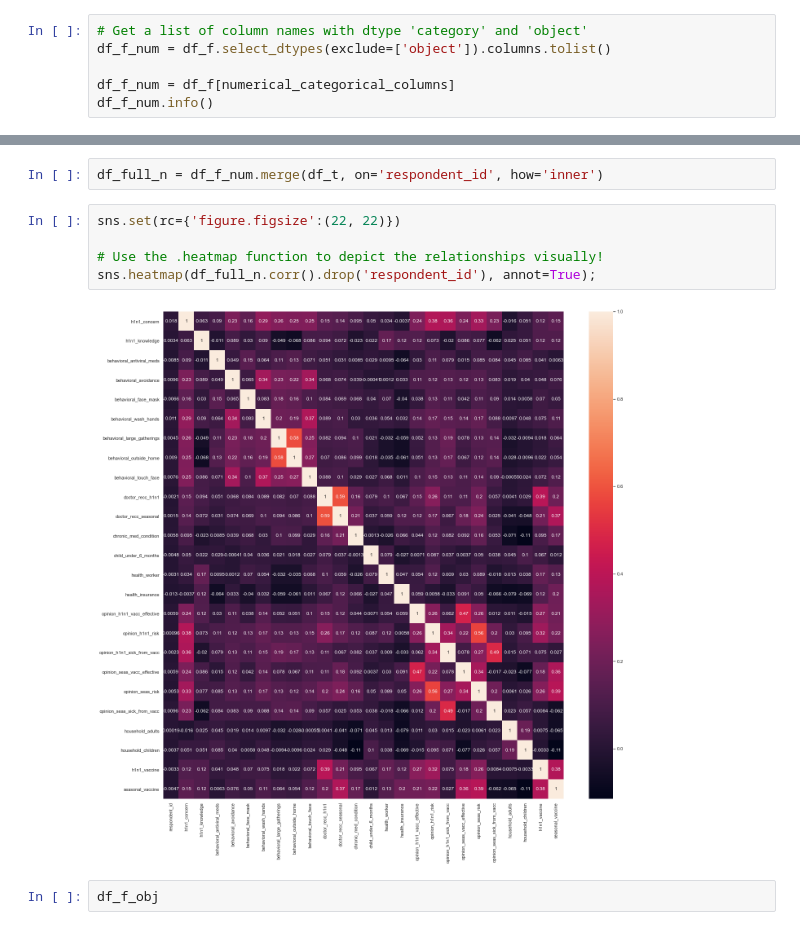
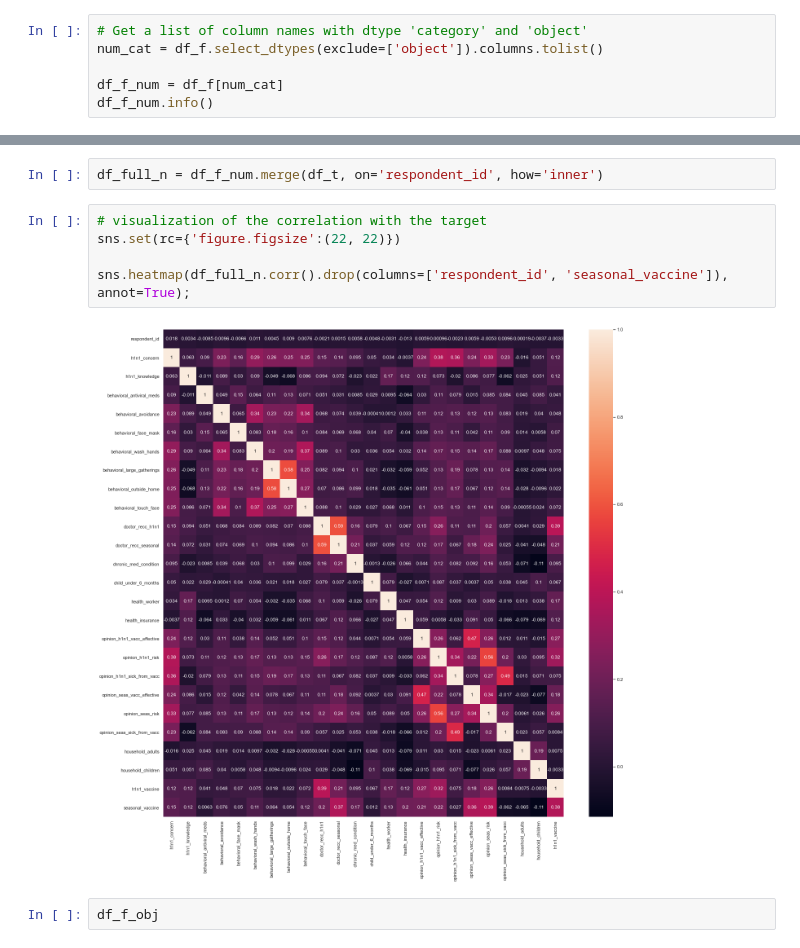
Before and after one commit to K-Pegg/Vaccines-Project, a Jupyter notebook: Notebooks/Juvenson-working-notebook.ipynb, the cells around one changed output, grey strips where cells are left out. Saved outputs shown, nothing was run; the diff lists cells and outputs as text.

```diff
--- a/Notebooks/Juvenson-working-notebook.ipynb
+++ b/Notebooks/Juvenson-working-notebook.ipynb
@@ -214,9 +214,9 @@ plt.show()
 [figure]
 # %%
 # Get a list of column names with dtype 'category' and 'object'
-df_f_num = df_f.select_dtypes(exclude=['object']).columns.tolist()
+num_cat = df_f.select_dtypes(exclude=['object']).columns.tolist()
 
-df_f_num = df_f[numerical_categorical_columns]
+df_f_num = df_f[num_cat]
 df_f_num.info()
 # %% [output]
 <class 'pandas.core.frame.DataFrame'>
@@ -287,12 +289,12 @@ Name: household_children, dtype: int64
 # %%
 df_full_n = df_f_num.merge(df_t, on='respondent_id', how='inner')
 # %%
+# visualization of the correlation with the target
 sns.set(rc={'figure.figsize':(22, 22)})
 
-# Use the .heatmap function to depict the relationships visually!
-sns.heatmap(df_full_n.corr().drop('respondent_id'), annot=True);
+sns.heatmap(df_full_n.corr().drop(columns=['respondent_id', 'seasonal_vaccine']), annot=True);
 # %% [output]
-[figure, old version]
+[figure, new version]
 # %%
 df_f_obj
 # %% [output]
```
Also changed, not shown: parts of 29 cells of this notebook.
